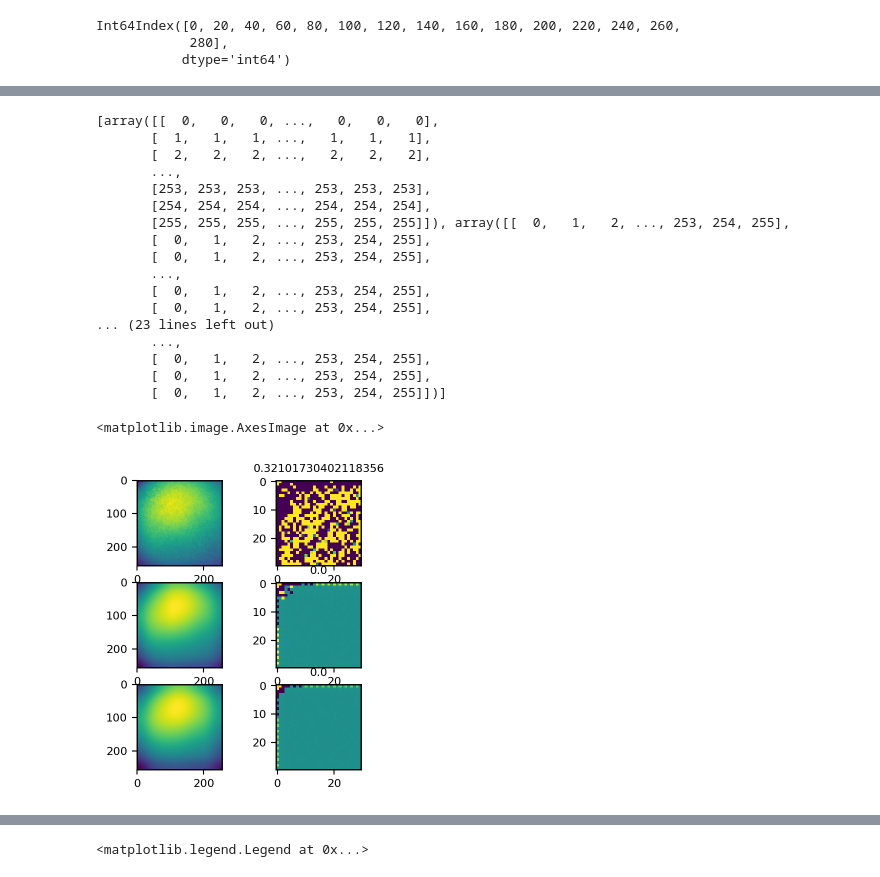
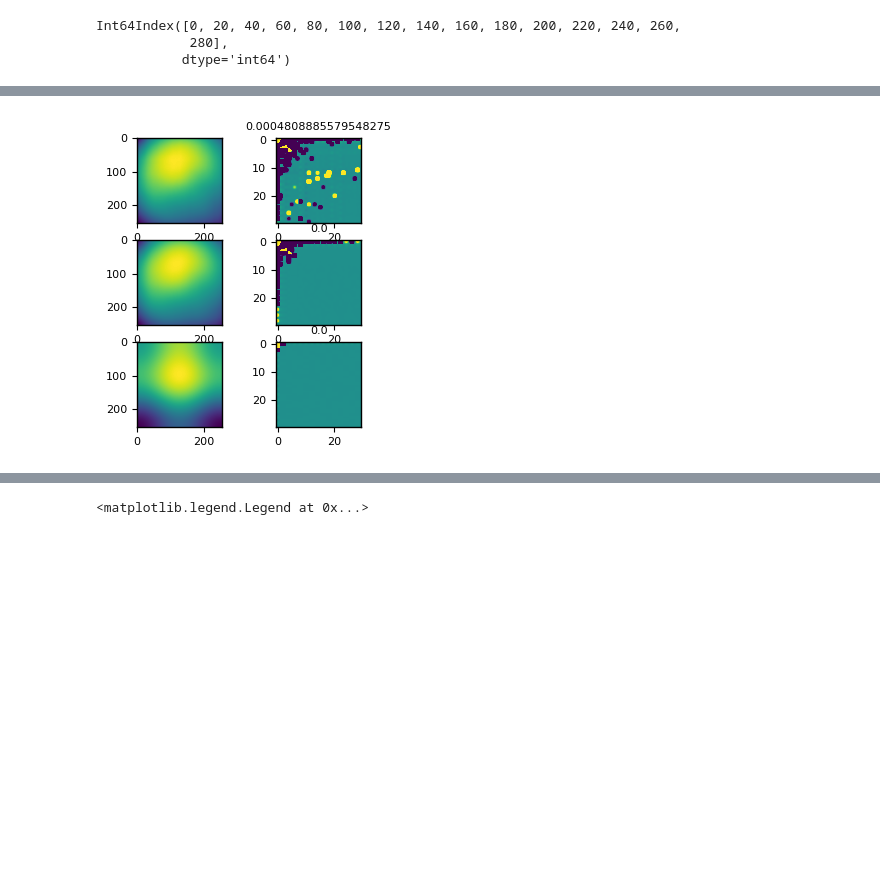
Before and after one commit to yfukai/BaSiCpy, a Jupyter notebook: misc_notebooks/analysis_for_publication/simulated_cells/003_plot.ipynb, the cells around one changed output, grey strips where cells are left out. Saved outputs shown, nothing was run; the diff lists cells and outputs as text; code cells hidden in the pictures; blank space fills up the shorter version.

Commit message:
updated figures

```diff
--- a/misc_notebooks/analysis_for_publication/simulated_cells/003_plot.ipynb
+++ b/misc_notebooks/analysis_for_publication/simulated_cells/003_plot.ipynb
@@ -162,10 +163,9 @@ def fourier_L0_norm(
 ):
     SF = dctn(image)
     xy = np.meshgrid(*[range(x) for x in image.shape], indexing="ij")
-    print(xy)
     outside_radius = np.sum(np.array(xy) ** 2, axis=0) > fourier_radius**2
     if exclude_edges:
-        outside_radius = outside_radius & (xy[0] > 0) & (xy[1] > 0)
-    plt.imshow(outside_radius[:30, :30])
+        outside_radius = outside_radius & (xy[0] > 1) & (xy[1] > 1)
+    #plt.imshow(outside_radius[:30, :30])
     L0_norm = np.sum(SF[outside_radius] > threshold) / np.sum(outside_radius)
     return L0_norm
@@ -190,42 +172,24 @@ fourier_L0_norm(im0)
 # %%
-im0 = flatfields_wo_darks[nuc_channel_idx][df.index[0]]
-im1 = flatfields_wo_darks[nuc_channel_idx][df.index[-6]]
-im2 = flatfields_wo_darks[nuc_channel_idx][df.index[-5]]
+im0 = flatfields_wo_darks[nuc_channel_idx][df.index[7]]
+im1 = flatfields_wo_darks[nuc_channel_idx][df.index[8]]
+im2 = flatfields_wo_darks[nuc_channel_idx][df.index[-3]]
 plt.subplot(321)
 plt.imshow(im0)
 plt.subplot(322)
 plt.title(fourier_L0_norm(im0))
 plt.imshow(dctn(im0)[:30, :30], vmin=-1, vmax=1)
 plt.subplot(323)
 plt.imshow(im1)
 plt.subplot(324)
 plt.title(fourier_L0_norm(im1))
 plt.imshow(dctn(im1)[:30, :30], vmin=-1, vmax=1)
 plt.subplot(325)
 plt.imshow(im2)
 plt.subplot(326)
 plt.title(fourier_L0_norm(im2))
-plt.imshow(dctn(im2)[:30, :30], vmin=-1, vmax=1)
+plt.imshow(dctn(im2)[:30, :30], vmin=-1, vmax=1);
 # %% [output]
-[array([[  0,   0,   0, ...,   0,   0,   0],
-       [  1,   1,   1, ...,   1,   1,   1],
-       [  2,   2,   2, ...,   2,   2,   2],
-       ...,
-       [253, 253, 253, ..., 253, 253, 253],
-       [254, 254, 254, ..., 254, 254, 254],
-       [255, 255, 255, ..., 255, 255, 255]]), array([[  0,   1,   2, ..., 253, 254, 255],
-       [  0,   1,   2, ..., 253, 254, 255],
-       [  0,   1,   2, ..., 253, 254, 255],
-       ...,
-       [  0,   1,   2, ..., 253, 254, 255],
-       [  0,   1,   2, ..., 253, 254, 255],
-... (23 lines left out)
-       ...,
-       [  0,   1,   2, ..., 253, 254, 255],
-       [  0,   1,   2, ..., 253, 254, 255],
-       [  0,   1,   2, ..., 253, 254, 255]])]
-<matplotlib.image.AxesImage at 0x...>
-[figure, old version]
+[figure, new version]
 # %%
 for channel_index in [nuc_channel_idx, cyto_channel_idx]:
     for i, row in parameters_df_wo_darks[channel_index].iterrows():
```
Also changed, not shown: parts of 8 cells of this notebook, 8 other files.
